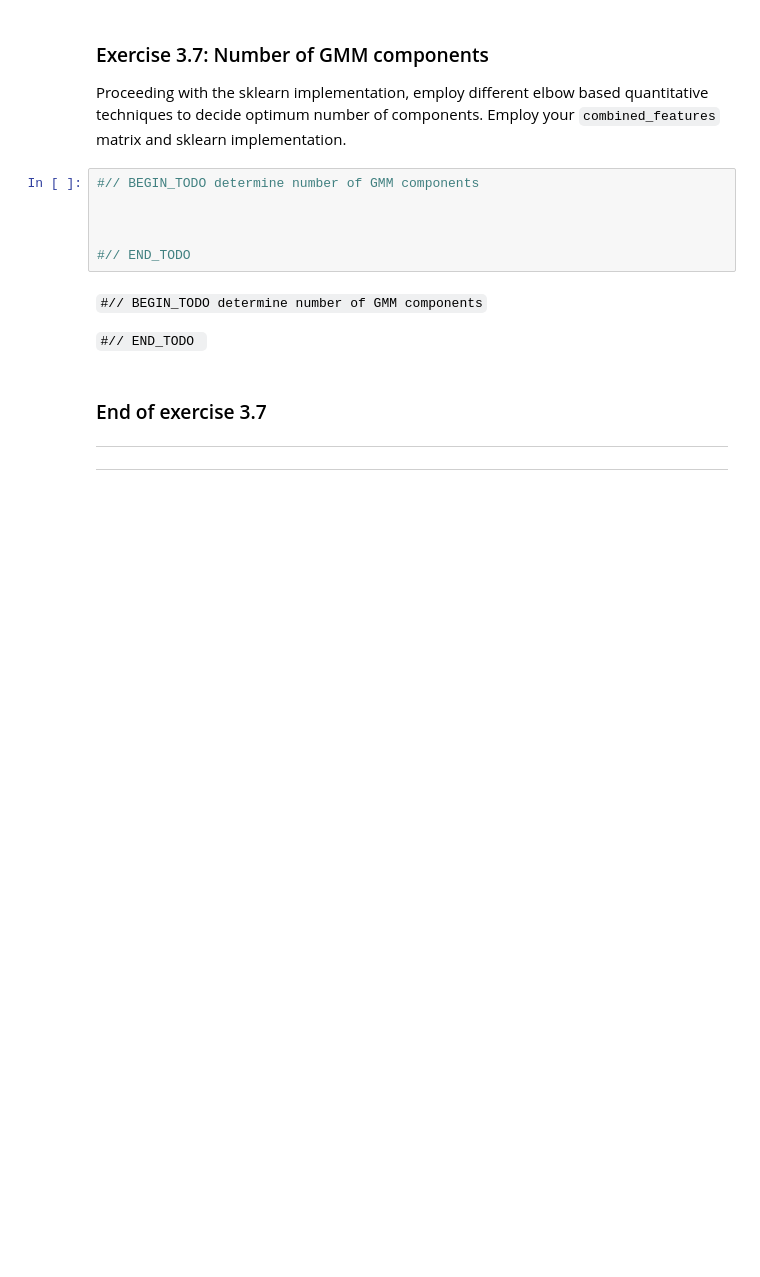
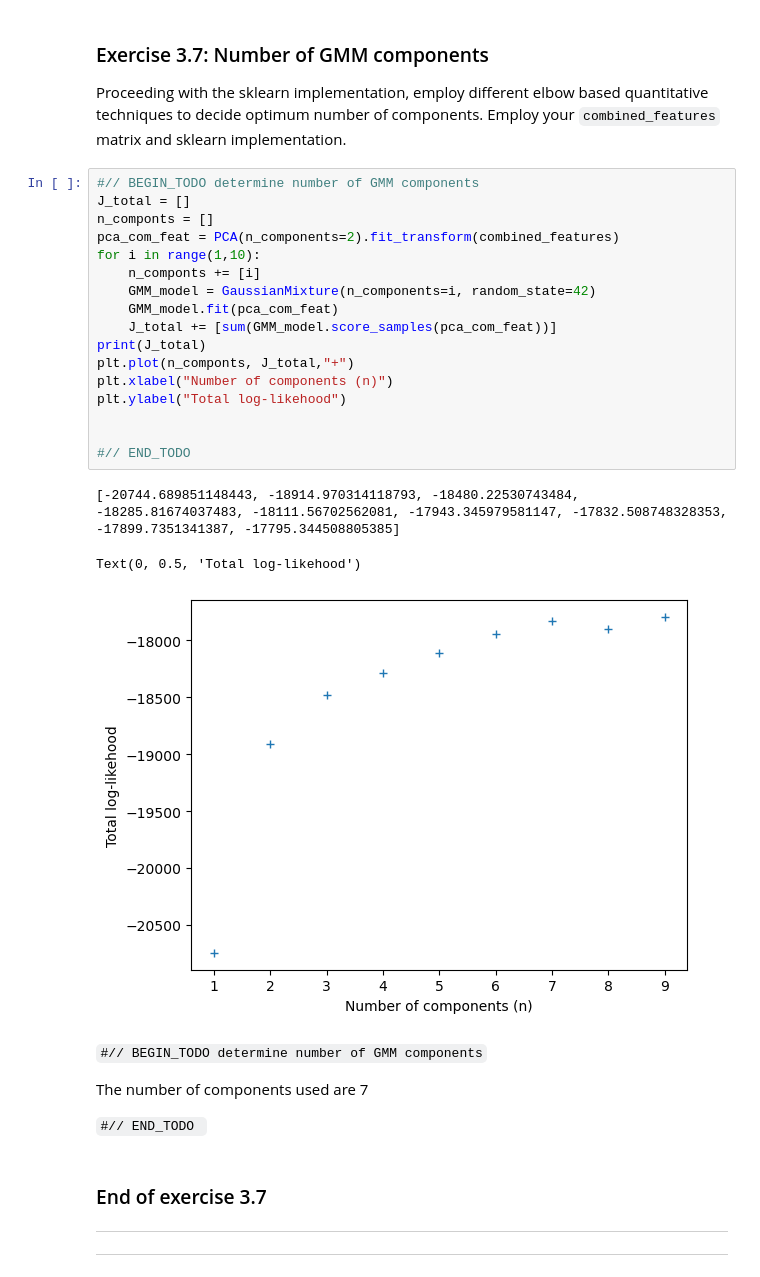
Before and after one commit to fbouwman01/Assignment-1b-data-analysis-for-bumpy-lane-detection, a Jupyter notebook: Template_1b.ipynb, the cells around one changed output. Cells and saved outputs as stored; diff of their text form; blank space fills up the shorter version.

Commit message:
Initial try determine conmponents

```diff
--- a/Template_1b.ipynb
+++ b/Template_1b.ipynb
@@ -733,15 +733,31 @@ plot_gmm_contours(gmm_pca, data_pca)
 
 ### Exercise 3.7: Number of GMM components
 Proceeding with the sklearn implementation, employ different elbow based quantitative techniques to decide optimum number of components. Employ your `combined_features` matrix and sklearn implementation.
-# %%
-#// BEGIN_TODO determine number of GMM components
-
-
-
-#// END_TODO
+# %%
+#// BEGIN_TODO determine number of GMM components
+J_total = []
+n_componts = []
+pca_com_feat = PCA(n_components=2).fit_transform(combined_features)
+for i in range(1,10):
+    n_componts += [i]
+    GMM_model = GaussianMixture(n_components=i, random_state=42)
+    GMM_model.fit(pca_com_feat)
+    J_total += [sum(GMM_model.score_samples(pca_com_feat))]
+print(J_total)
+plt.plot(n_componts, J_total,"+")
+plt.xlabel("Number of components (n)")
+plt.ylabel("Total log-likehood")
+
+
+#// END_TODO
+# %% [output]
+[-20744.689851148443, -18914.970314118793, -18480.22530743484, -18285.81674037483, -18111.56702562081, -17943.345979581147, -17832.508748328353, -17899.7351341387, -17795.344508805385]
+Text(0, 0.5, 'Total log-likehood')
+[figure, added]
 # %% [markdown]
 `#// BEGIN_TODO determine number of GMM components`
 
+The number of components used are 7
 
 
 
```
Also changed, not shown: parts of 1 cell of this notebook.
